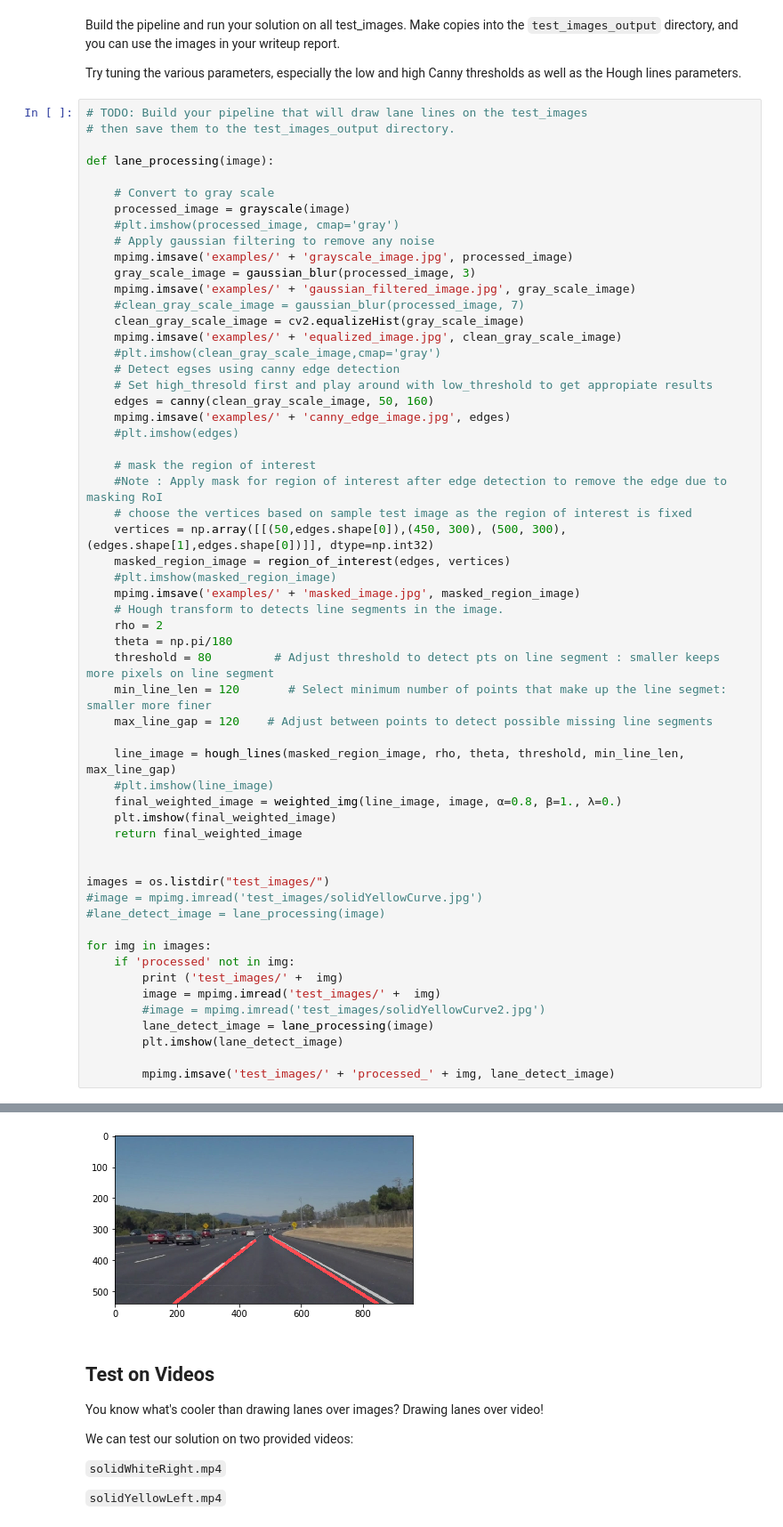
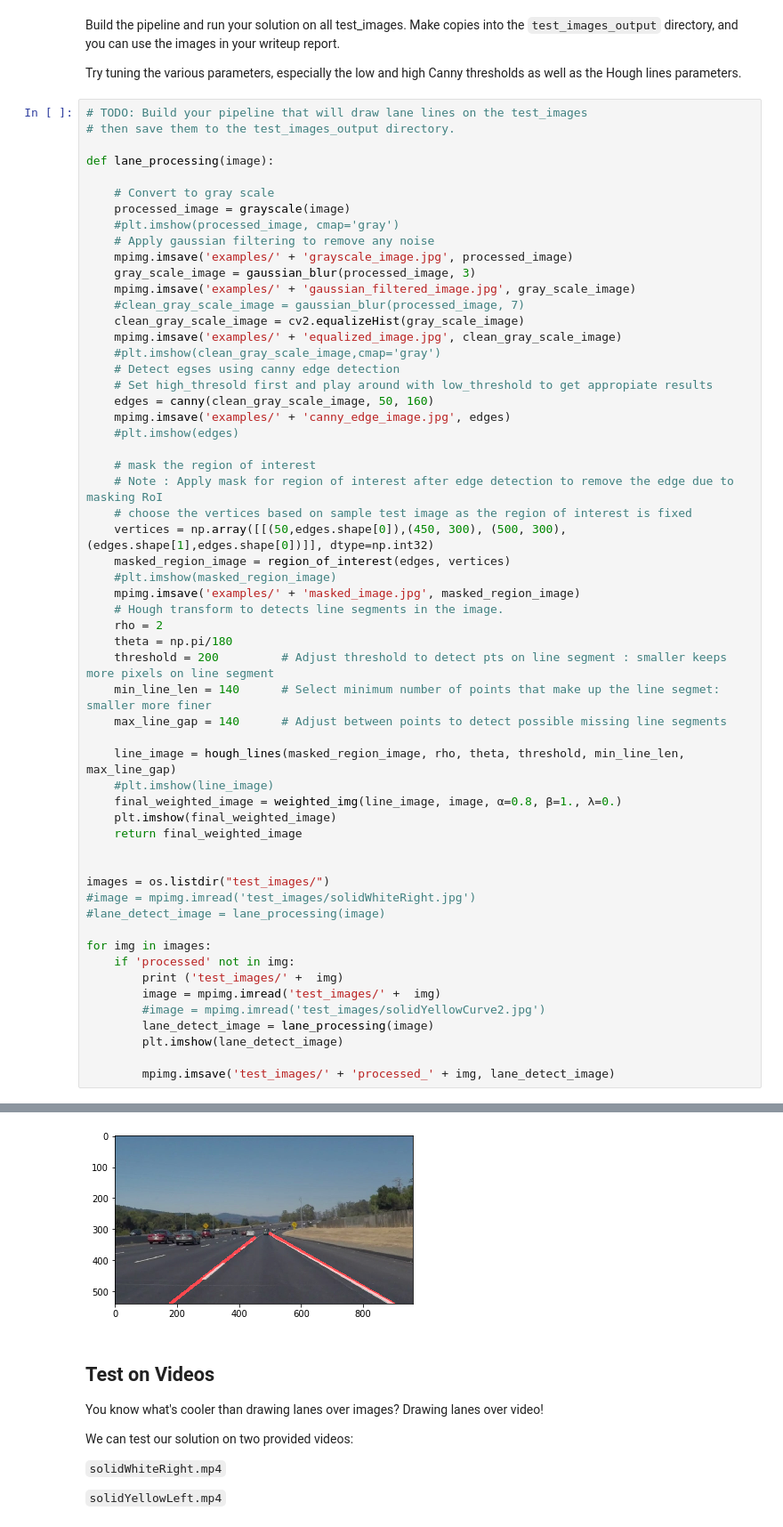
Before and after one commit to abasired/finding_lanes_ND, a Jupyter notebook: P1.ipynb, the cells around one changed output, grey strips where cells are left out. Shown: that part at 89% size. Drawn from its saved outputs; the diff is of its cells as text.

```diff
--- a/P1.ipynb
+++ b/P1.ipynb
@@ -290,7 +290,7 @@ def lane_processing(image):
     #plt.imshow(edges)
 
     # mask the region of interest
-    #Note : Apply mask for region of interest after edge detection to remove the edge due to masking RoI
+    # Note : Apply mask for region of interest after edge detection to remove the edge due to masking RoI
     # choose the vertices based on sample test image as the region of interest is fixed
     vertices = np.array([[(50,edges.shape[0]),(450, 300), (500, 300), (edges.shape[1],edges.shape[0])]], dtype=np.int32)
     masked_region_image = region_of_interest(edges, vertices)
@@ -299,9 +299,9 @@ def lane_processing(image):
     # Hough transform to detects line segments in the image.
     rho = 2
     theta = np.pi/180
-    threshold = 80         # Adjust threshold to detect pts on line segment : smaller keeps more pixels on line segment
-    min_line_len = 120       # Select minimum number of points that make up the line segmet: smaller more finer
-    max_line_gap = 120    # Adjust between points to detect possible missing line segments
+    threshold = 200         # Adjust threshold to detect pts on line segment : smaller keeps more pixels on line segment
+    min_line_len = 140      # Select minimum number of points that make up the line segmet: smaller more finer
+    max_line_gap = 140      # Adjust between points to detect possible missing line segments
 
     line_image = hough_lines(masked_region_image, rho, theta, threshold, min_line_len, max_line_gap)
     #plt.imshow(line_image)
@@ -311,7 +311,7 @@ def lane_processing(image):
 
 
 images = os.listdir("test_images/")
-#image = mpimg.imread('test_images/solidYellowCurve.jpg')
+#image = mpimg.imread('test_images/solidWhiteRight.jpg')
 #lane_detect_image = lane_processing(image)
 
 for img in images:
@@ -339,4 +344,4 @@ test_images/solidWhiteCurve.jpg
-[figure, old version]
+[figure, new version]
 # %% [markdown]
 ## Test on Videos
 
```
Also changed, not shown: parts of 8 cells of this notebook, 9 other files.
